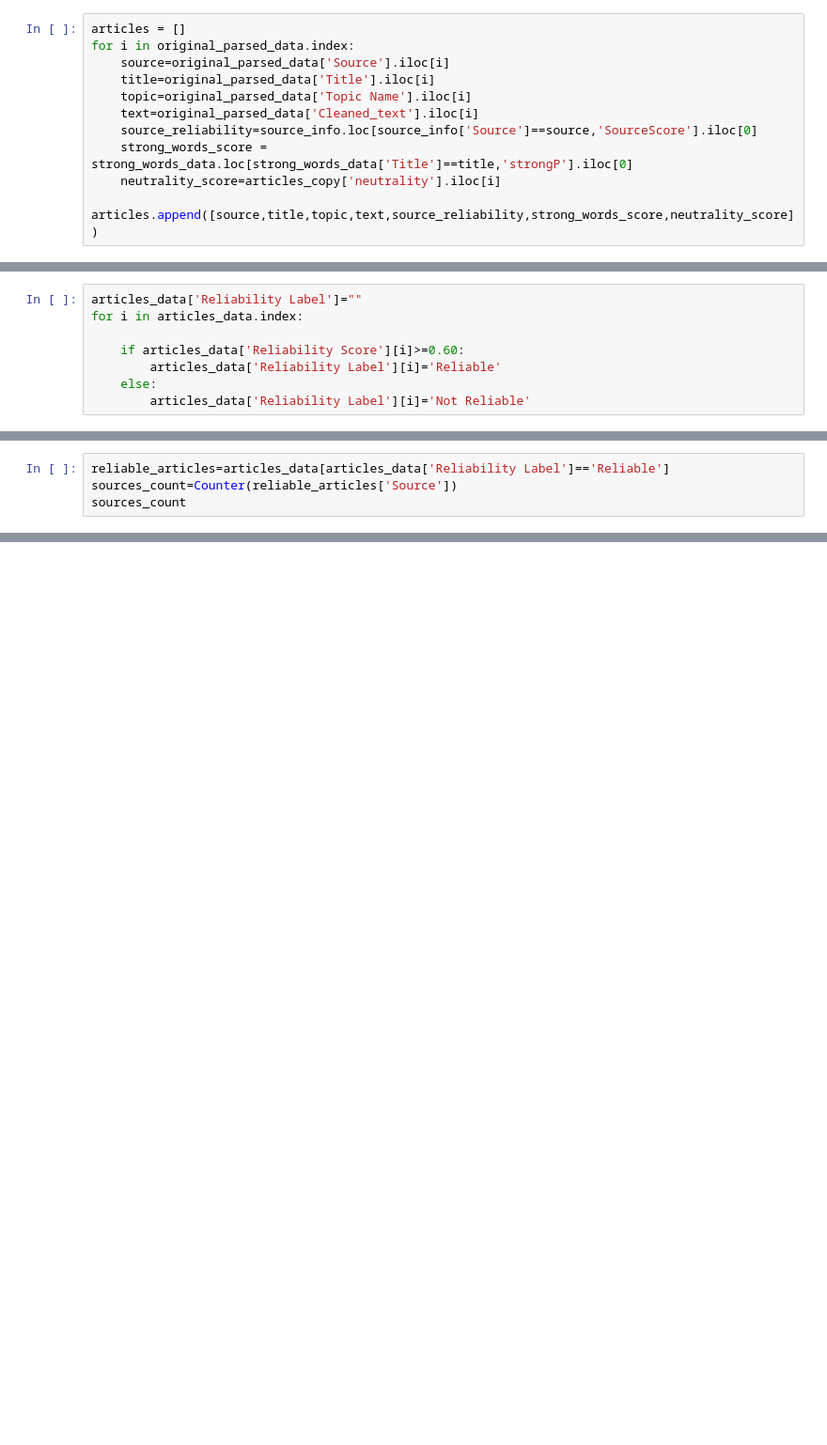
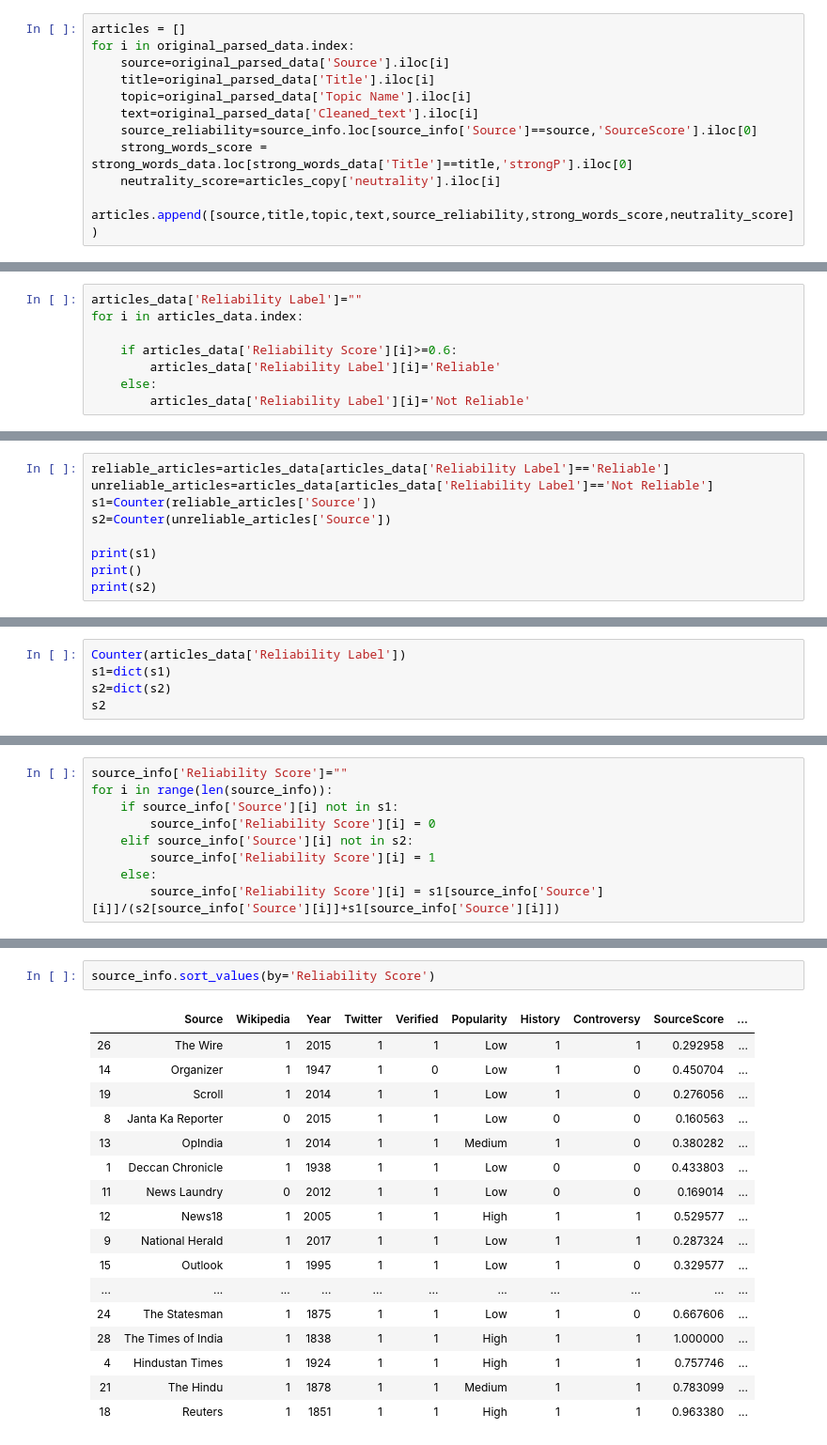
Before and after one commit to akshu98/MinorProjectUD02, a Jupyter notebook: RELIABILITY/code/RELIABILITY PREDICTOR.ipynb, the cells around one changed output, grey strips where cells are left out. Shown: that part at 94% size. Saved outputs shown, nothing was run; the diff lists cells and outputs as text; blank space fills up the shorter version.

```diff
--- a/RELIABILITY/code/RELIABILITY PREDICTOR.ipynb
+++ b/RELIABILITY/code/RELIABILITY PREDICTOR.ipynb
@@ -67,7 +106,7 @@ articles_data['Reliability Score']=scores
 articles_data['Reliability Label']=""
 for i in articles_data.index:
 
-    if articles_data['Reliability Score'][i]>=0.60:
+    if articles_data['Reliability Score'][i]>=0.6:
         articles_data['Reliability Label'][i]='Reliable'
     else:
         articles_data['Reliability Label'][i]='Not Reliable'
@@ -83,5 +145,10 @@ See the caveats in the documentation: http://pandas.pydata.org/pandas-docs/stabl
 # %%
 reliable_articles=articles_data[articles_data['Reliability Label']=='Reliable']
-sources_count=Counter(reliable_articles['Source'])
-sources_count
+unreliable_articles=articles_data[articles_data['Reliability Label']=='Not Reliable']
+s1=Counter(reliable_articles['Source'])
+s2=Counter(unreliable_articles['Source'])
+
+print(s1)
+print()
+print(s2)
 # %% [output]
@@ -129,0 +158,5 @@ Counter({'The Times of India': 67,
+# %%
+Counter(articles_data['Reliability Label'])
+s1=dict(s1)
+s2=dict(s2)
+s2
@@ -129,0 +185,9 @@ Counter({'The Times of India': 67,
+# %%
+source_info['Reliability Score']=""
+for i in range(len(source_info)):
+    if source_info['Source'][i] not in s1:
+        source_info['Reliability Score'][i] = 0
+    elif source_info['Source'][i] not in s2:
+        source_info['Reliability Score'][i] = 1
+    else:
+        source_info['Reliability Score'][i] = s1[source_info['Source'][i]]/(s2[source_info['Source'][i]]+s1[source_info['Source'][i]])
@@ -129,0 +202,20 @@ Counter({'The Times of India': 67,
+# %%
+source_info.sort_values(by='Reliability Score')
+# %% [output]
+|  | Source | Wikipedia | Year | Twitter | Verified | Popularity | History | Controversy | SourceScore | ... |
+| 26 | The Wire | 1 | 2015 | 1 | 1 | Low | 1 | 1 | 0.292958 | ... |
+| 14 | Organizer | 1 | 1947 | 1 | 0 | Low | 1 | 0 | 0.450704 | ... |
+| 19 | Scroll | 1 | 2014 | 1 | 1 | Low | 1 | 0 | 0.276056 | ... |
+| 8 | Janta Ka Reporter | 0 | 2015 | 1 | 1 | Low | 0 | 0 | 0.160563 | ... |
+| 13 | OpIndia | 1 | 2014 | 1 | 1 | Medium | 1 | 0 | 0.380282 | ... |
+| 1 | Deccan Chronicle | 1 | 1938 | 1 | 1 | Low | 0 | 0 | 0.433803 | ... |
+| 11 | News Laundry | 0 | 2012 | 1 | 1 | Low | 0 | 0 | 0.169014 | ... |
+| 12 | News18 | 1 | 2005 | 1 | 1 | High | 1 | 1 | 0.529577 | ... |
+| 9 | National Herald | 1 | 2017 | 1 | 1 | Low | 1 | 1 | 0.287324 | ... |
+| 15 | Outlook | 1 | 1995 | 1 | 1 | Low | 1 | 0 | 0.329577 | ... |
+| ... | ... | ... | ... | ... | ... | ... | ... | ... | ... | ... |
+| 24 | The Statesman | 1 | 1875 | 1 | 1 | Low | 1 | 0 | 0.667606 | ... |
+| 28 | The Times of India | 1 | 1838 | 1 | 1 | High | 1 | 1 | 1.000000 | ... |
+| 4 | Hindustan Times | 1 | 1924 | 1 | 1 | High | 1 | 1 | 0.757746 | ... |
+| 21 | The Hindu | 1 | 1878 | 1 | 1 | Medium | 1 | 1 | 0.783099 | ... |
+| 18 | Reuters | 1 | 1851 | 1 | 1 | High | 1 | 1 | 0.963380 | ... |
```
Also changed, not shown: parts of 20 cells of this notebook, 17 other files.
